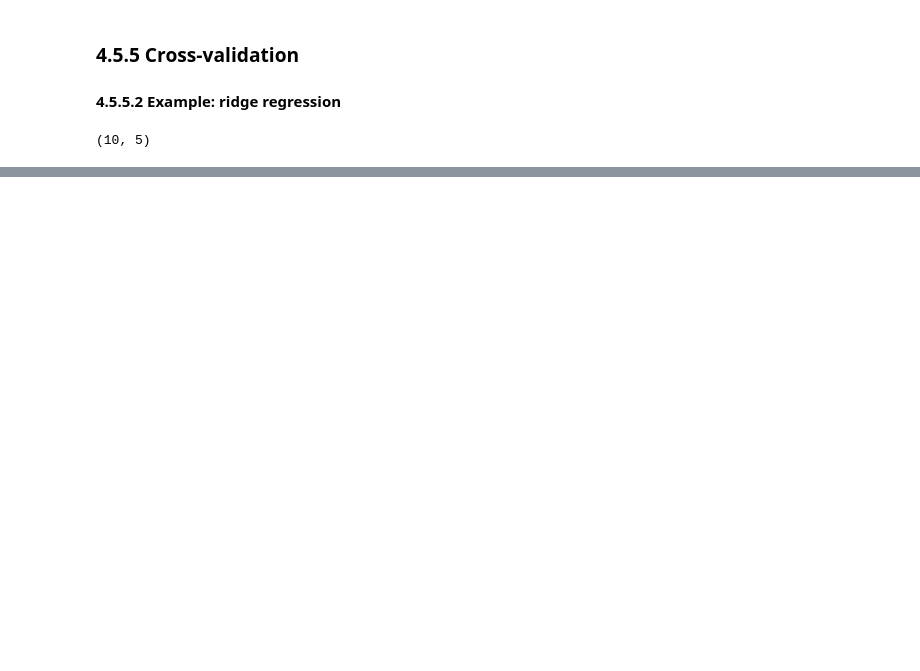
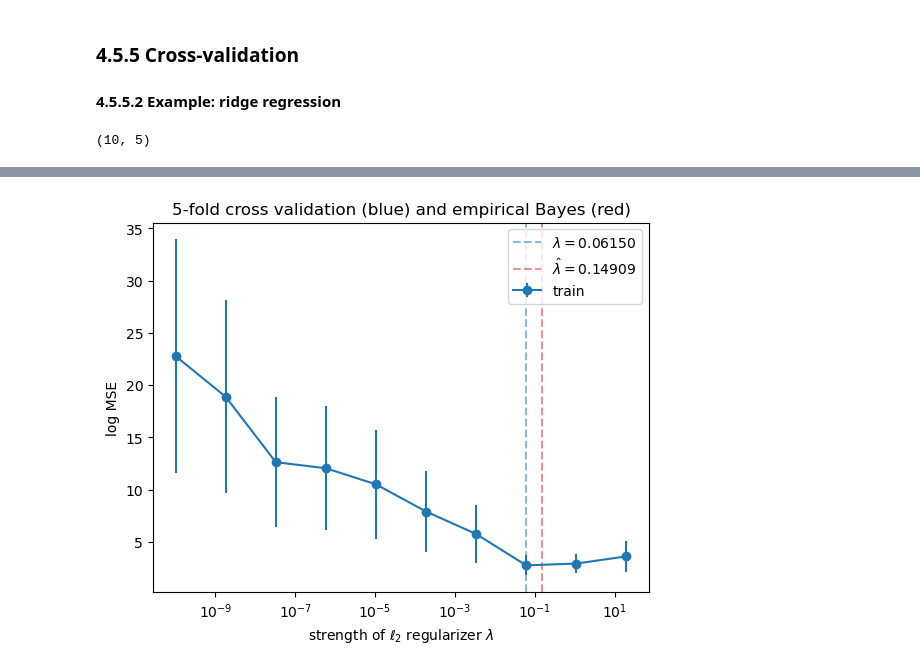
Before and after one commit to chofchof/probml, a Jupyter notebook: notebooks/book1/04/linreg_poly_ridge.ipynb, the cells around one changed output, grey strips where cells are left out. Cells and saved outputs as stored; diff of their text form; code cells hidden in the pictures; blank space fills up the shorter version.

Commit message:
Implement empirical Bayes approach

```diff
--- a/notebooks/book1/04/linreg_poly_ridge.ipynb
+++ b/notebooks/book1/04/linreg_poly_ridge.ipynb
@@ -143,0 +157,44 @@ ax.legend(loc='upper right');
+# %%
+from scipy.linalg import svd, solve
+
+def evidence_approx(X, y, λ=1.0, σ2=1.0, tol=1e-5):
+    XTX = X.T @ X
+    XTy = X.T @ y
+    _, S2, _ = svd(XTX) # squared singular values
+    D = S2.shape[0]
+
+    while True:
+        _λ = λ
+        w = solve(XTX + _λ * np.diag([1] * D), XTy)
+        dof = np.sum(S2 / (S2 + _λ))
+        λ = σ2 * dof / np.dot(w, w)
+        if np.abs(_λ - λ) < tol:
+            break
+
+    return λ
+
+λ_best = evidence_approx(
+    X_poly_train, y_train,
+    λ=alpha_list[np.argmin(cv_err)], σ2=sigma * sigma
+)
+
+_, ax = plt.subplots()
+ax.errorbar(
+    alpha_list, cv_err, yerr=cv_se / 2,
+    fmt='-o', color='tab:blue', label='train'
+)
+ax.axvline(
+    x=alpha_list[np.argmin(cv_err)], ls='--', color='tab:blue', alpha=0.5,
+    label=f'$\lambda={alpha_list[np.argmin(cv_err)]:.5f}$'
+)
+ax.axvline(
+    x=λ_best, ls='--', color='tab:red', alpha=0.5,
+    label=f'$\hat\lambda={λ_best:.5f}$'
+)
+ax.set_xscale('log')
+ax.set_xlabel('strength of $\ell_2$ regularizer $\lambda$')
+ax.set_ylabel('log MSE')
+ax.set_title('5-fold cross validation (blue) and empirical Bayes (red)')
+ax.legend(loc='upper right');
+# %% [output]
+[figure, added]
```
Also changed, not shown: parts of 5 cells of this notebook, 4 other files.
